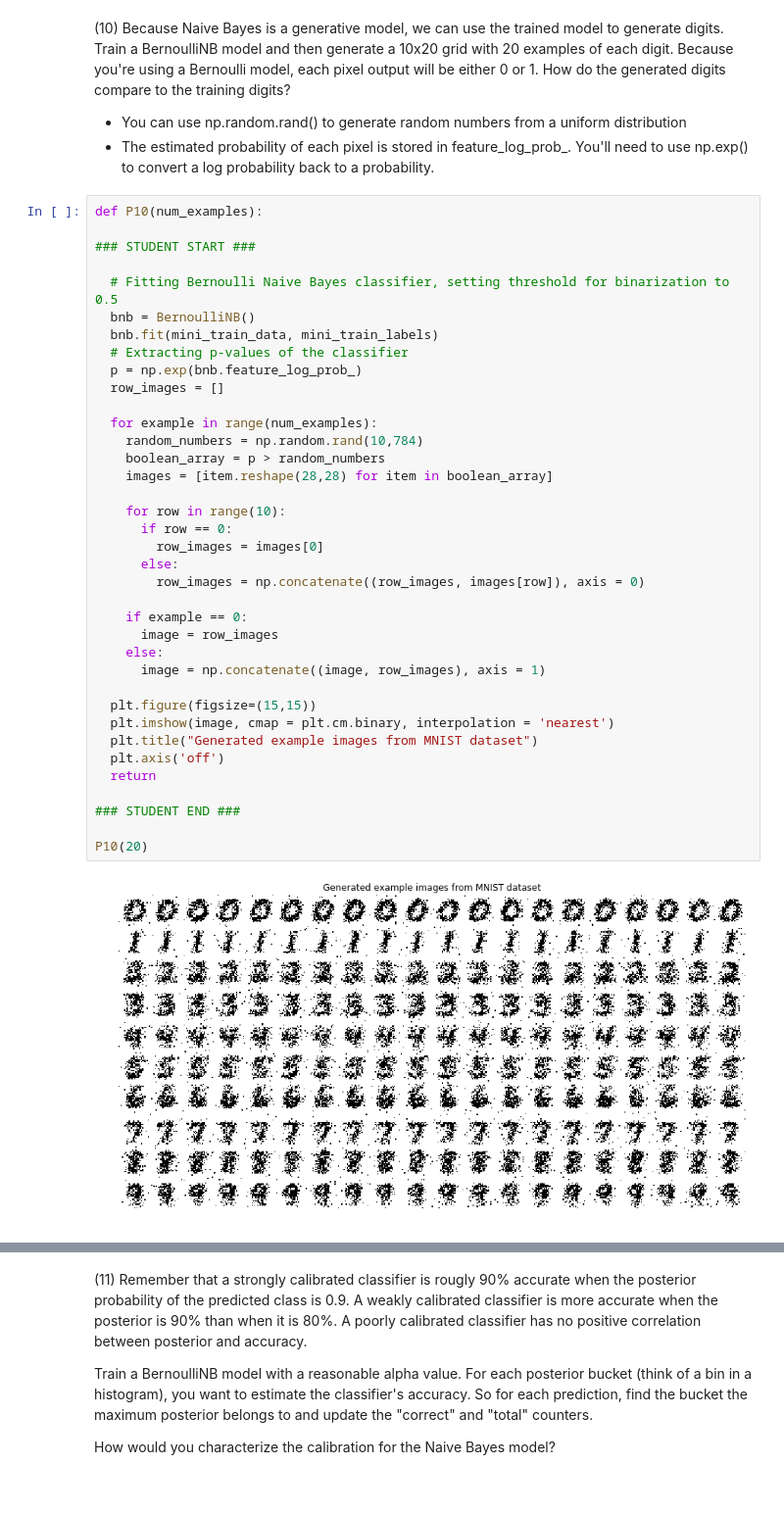
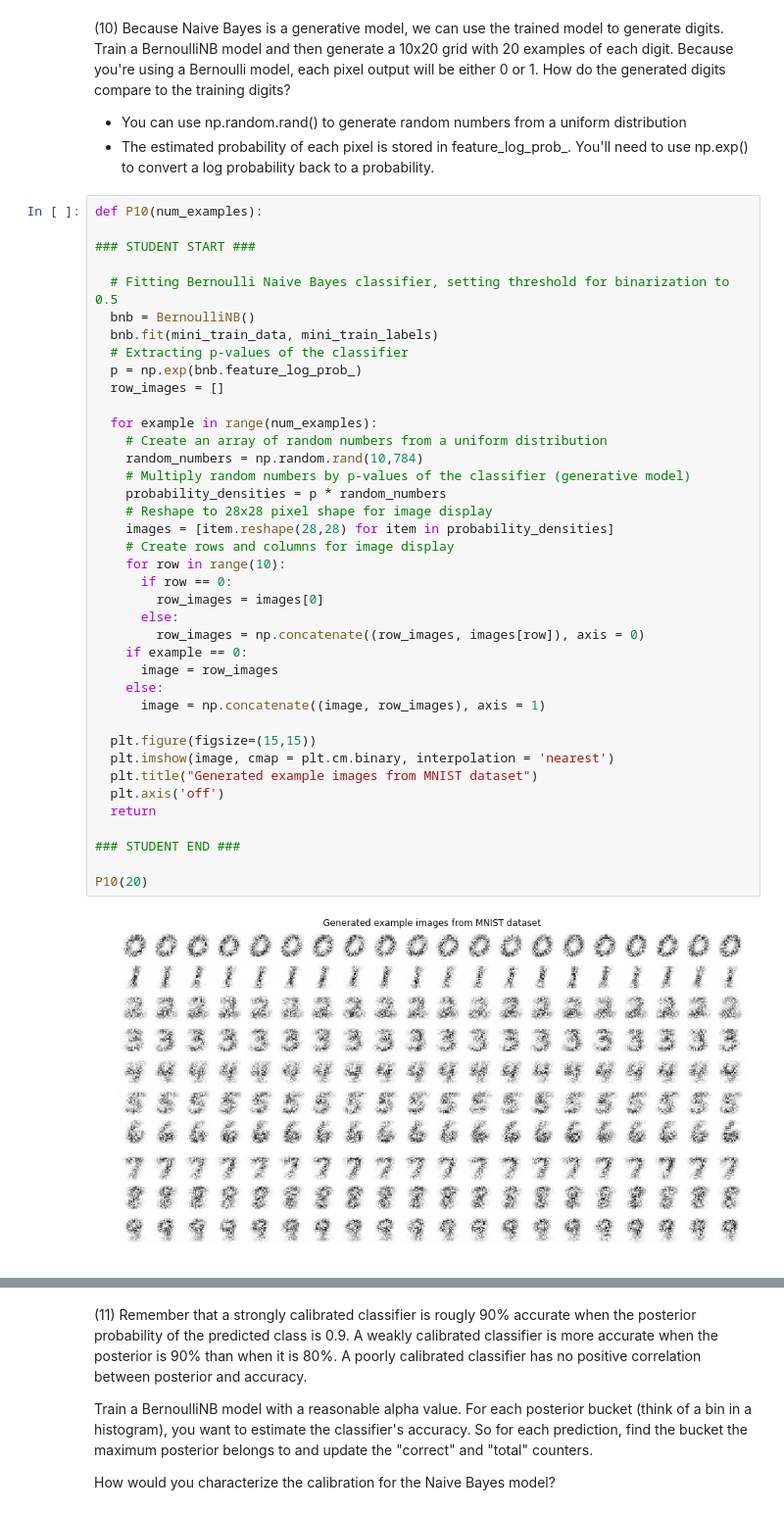
Before and after one commit to alekstoteles/UCB, a Jupyter notebook: alexander_mueller_p1.ipynb, the cells around one changed output, grey strips where cells are left out. Shown at 98% size. Drawn from its saved outputs; the diff is of its cells as text.

```diff
--- a/alexander_mueller_p1.ipynb
+++ b/alexander_mueller_p1.ipynb
@@ -571,35 +594,37 @@ def P10(num_examples):
 
   # Fitting Bernoulli Naive Bayes classifier, setting threshold for binarization to 0.5
   bnb = BernoulliNB()
   bnb.fit(mini_train_data, mini_train_labels)
   # Extracting p-values of the classifier
   p = np.exp(bnb.feature_log_prob_)
   row_images = []
 
   for example in range(num_examples):
+    # Create an array of random numbers from a uniform distribution
     random_numbers = np.random.rand(10,784)
-    boolean_array = p > random_numbers
-    images = [item.reshape(28,28) for item in boolean_array]
-
+    # Multiply random numbers by p-values of the classifier (generative model)
+    probability_densities = p * random_numbers
+    # Reshape to 28x28 pixel shape for image display
+    images = [item.reshape(28,28) for item in probability_densities]
+    # Create rows and columns for image display
     for row in range(10):
       if row == 0:
         row_images = images[0]
       else:
         row_images = np.concatenate((row_images, images[row]), axis = 0)
-
     if example == 0:
       image = row_images
     else:
       image = np.concatenate((image, row_images), axis = 1)
 
   plt.figure(figsize=(15,15))
   plt.imshow(image, cmap = plt.cm.binary, interpolation = 'nearest')
   plt.title("Generated example images from MNIST dataset")
   plt.axis('off')
   return
 
 ### STUDENT END ###
 
 P10(20)
 # %% [output]
-[figure, old version]
+[figure, new version]
```
Also changed, not shown: parts of 17 cells of this notebook.
